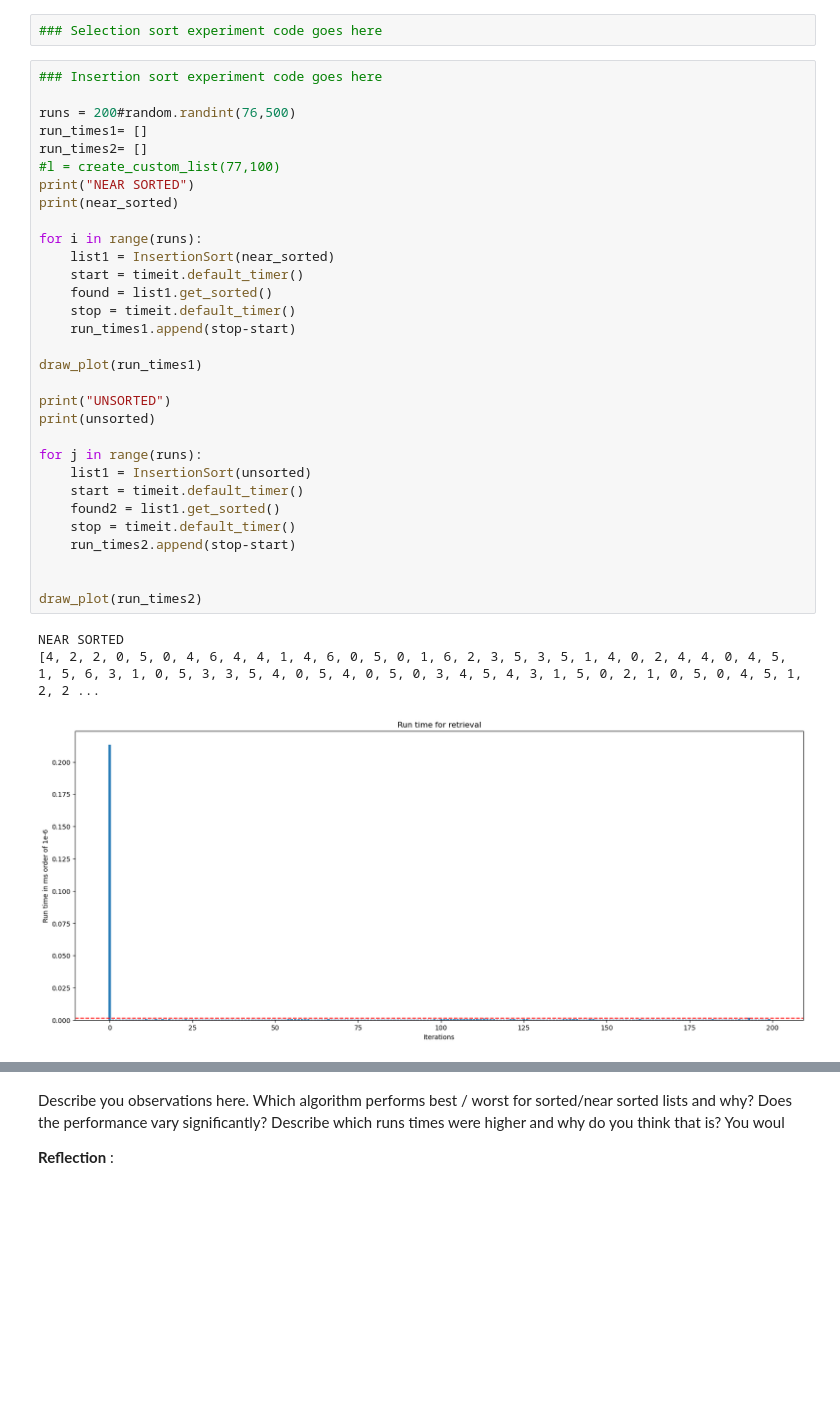
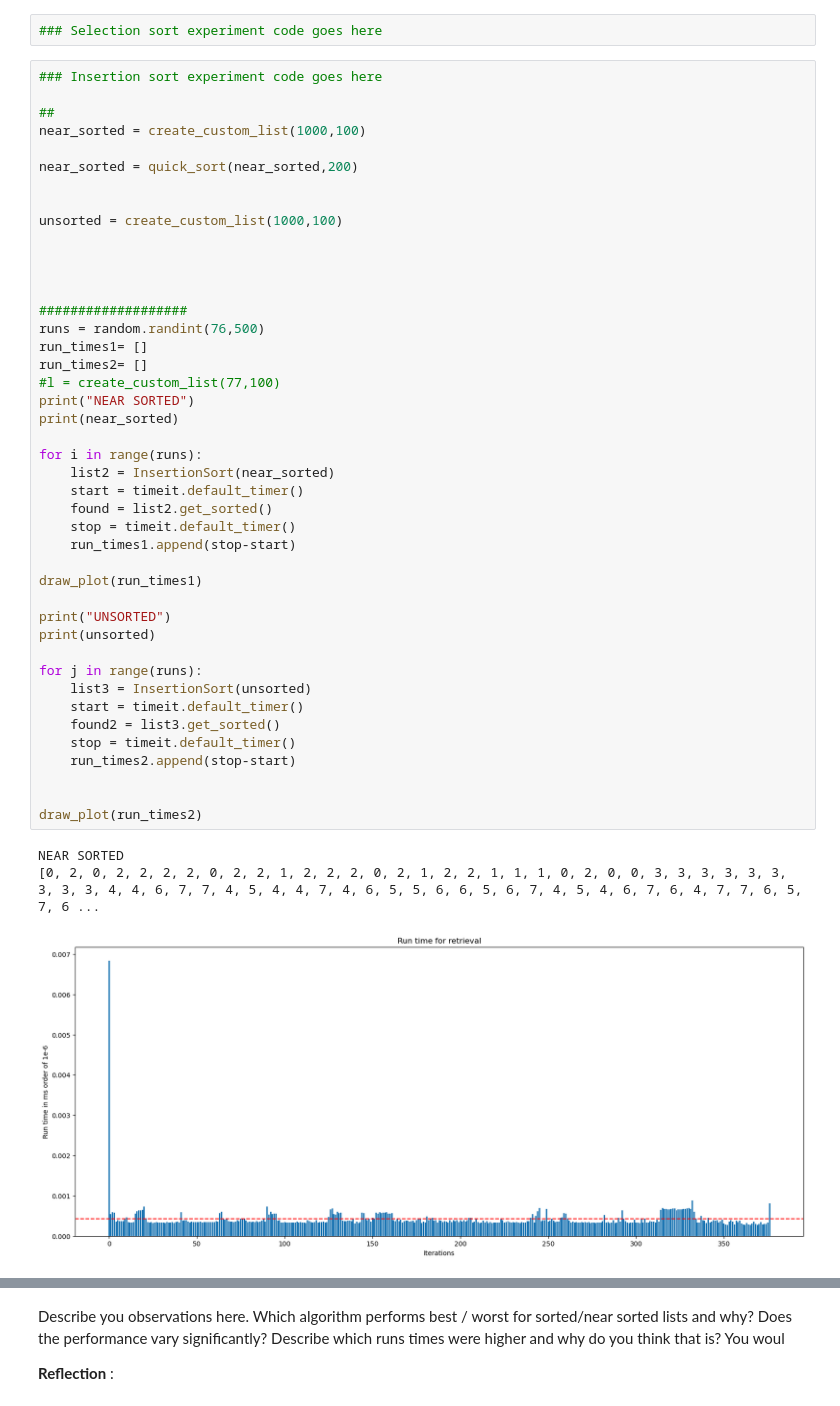
Before and after one commit to saboorah/CS2XC3, a Jupyter notebook: Lab_II.ipynb, the cells around one changed output, grey strips where cells are left out. Cells and saved outputs as stored; diff of their text form; blank space fills up the shorter version.

```diff
--- a/Lab_II.ipynb
+++ b/Lab_II.ipynb
@@ -379,36 +359,48 @@ unsorted = create_custom_list(1000,100)
 # %%
 ### Insertion sort experiment code goes here
 
-runs = 200#random.randint(76,500)
+##
+near_sorted = create_custom_list(1000,100)
+
+near_sorted = quick_sort(near_sorted,200)
+
+
+unsorted = create_custom_list(1000,100)
+
+
+
+
+###################
+runs = random.randint(76,500)
 run_times1= []
 run_times2= []
 #l = create_custom_list(77,100)
 print("NEAR SORTED")
 print(near_sorted)
 
 for i in range(runs):
-    list1 = InsertionSort(near_sorted)
+    list2 = InsertionSort(near_sorted)
     start = timeit.default_timer()
-    found = list1.get_sorted()
+    found = list2.get_sorted()
     stop = timeit.default_timer()
     run_times1.append(stop-start)
 
 draw_plot(run_times1)
 
 print("UNSORTED")
 print(unsorted)
 
 for j in range(runs):
-    list1 = InsertionSort(unsorted)
+    list3 = InsertionSort(unsorted)
     start = timeit.default_timer()
-    found2 = list1.get_sorted()
+    found2 = list3.get_sorted()
     stop = timeit.default_timer()
     run_times2.append(stop-start)
 
 
 draw_plot(run_times2)
 # %% [output]
 NEAR SORTED
-[4, 2, 2, 0, 5, 0, 4, 6, 4, 4, 1, 4, 6, 0, 5, 0, 1, 6, 2, 3, 5, 3, 5, 1, 4, 0, 2, 4, 4, 0, 4, 5, 1, 5, 6, 3, 1, 0, 5, 3, 3, 5, 4, 0, 5, 4, 0, 5, 0, 3, 4, 5, 4, 3, 1, 5, 0, 2, 1, 0, 5, 0, 4, 5, 1, 2, 2 ...
+[0, 2, 0, 2, 2, 2, 2, 0, 2, 2, 1, 2, 2, 2, 0, 2, 1, 2, 2, 1, 1, 1, 0, 2, 0, 0, 3, 3, 3, 3, 3, 3, 3, 3, 3, 4, 4, 6, 7, 7, 4, 5, 4, 4, 7, 4, 6, 5, 5, 6, 6, 5, 6, 7, 4, 5, 4, 6, 7, 6, 4, 7, 7, 6, 5, 7, 6 ...
-[figure, old version]
+[figure, new version]
 UNSORTED
```
Also changed, not shown: parts of 9 cells of this notebook.
